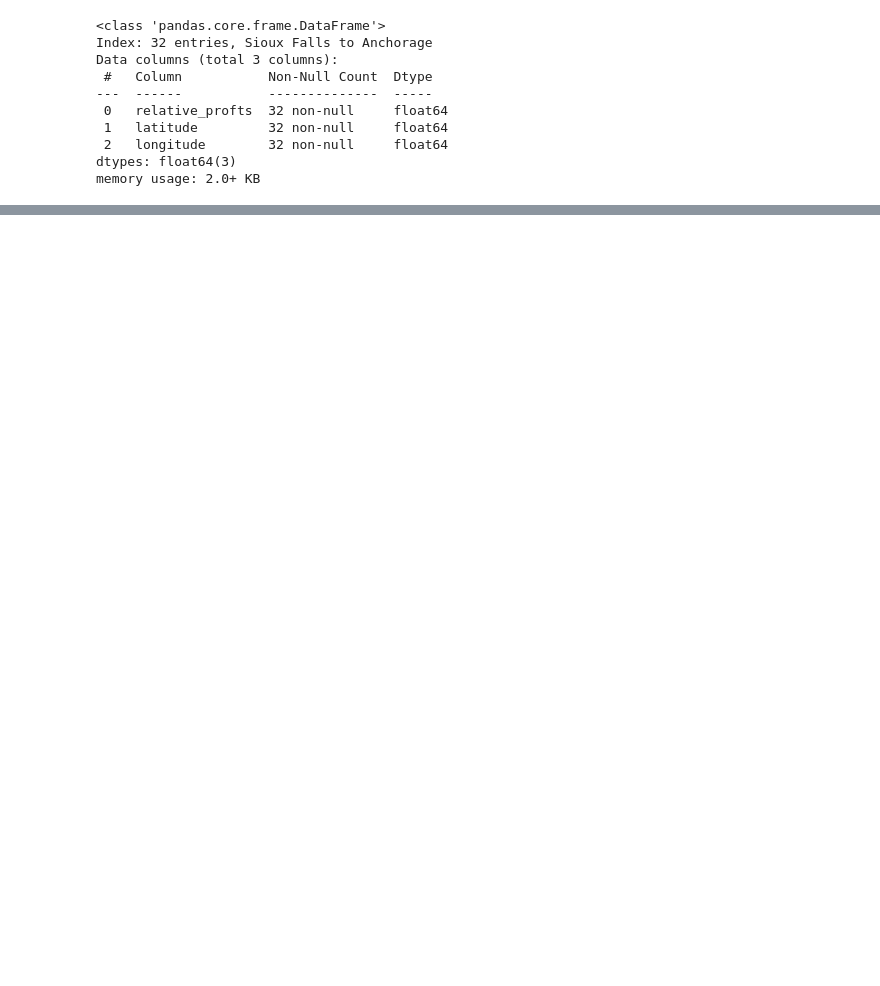
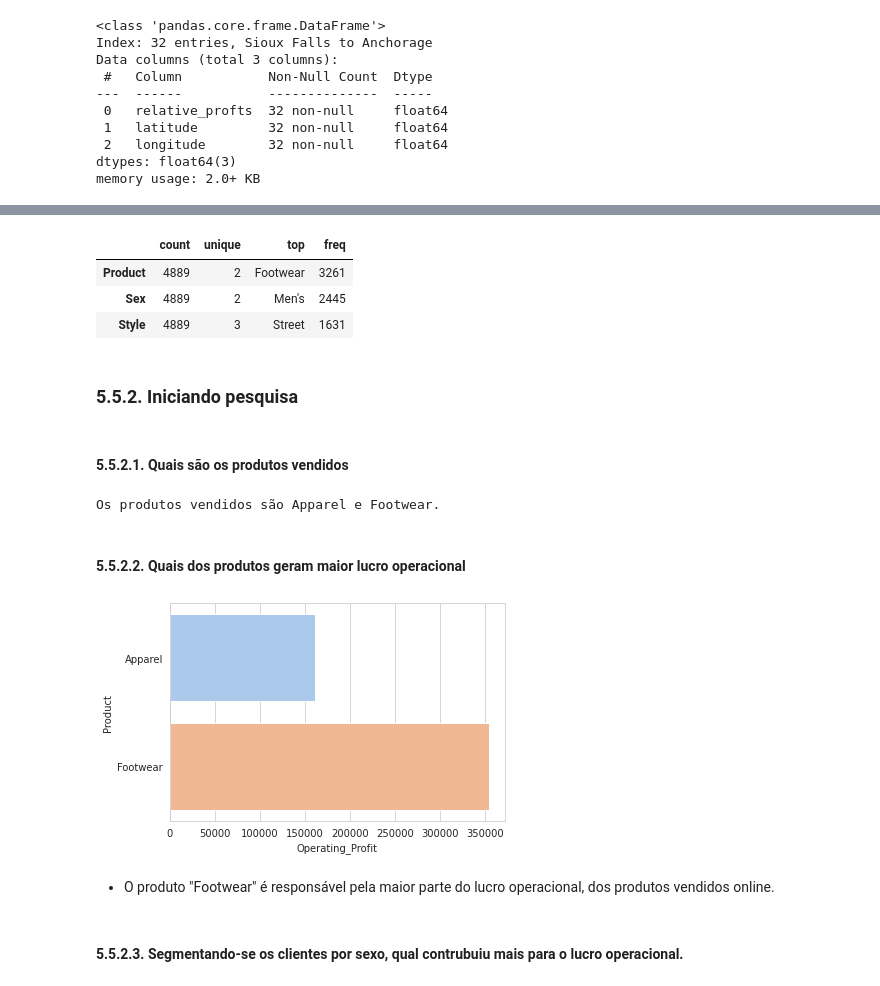
Before and after one commit to Fagner608/adidas_sales_analytics, a Jupyter notebook: analise_adidas.ipynb, the cells around one changed output, grey strips where cells are left out. Cells and saved outputs as stored; diff of their text form; code cells hidden in the pictures; blank space fills up the shorter version.

```diff
--- a/analise_adidas.ipynb
+++ b/analise_adidas.ipynb
@@ -433,0 +462,2 @@ mapa
+# %%
+products_data.drop(['Sales_Method'], axis =1, inplace = True)
@@ -433,0 +466,6 @@ mapa
+# %%
+products_data[["Sex", "Style", "Product"]] = products_data['Product'].str.split(" ", expand = True)
+# %%
+apparel_rows = products_data[products_data['Style'] == 'Apparel']
+products_data.loc[apparel_rows.index, 'Product'] = 'Apparel'
+products_data.loc[apparel_rows.index, 'Style'] = 'no_styles'
@@ -433,0 +501,31 @@ mapa
+# %%
+products_data[['Product', 'Sex', "Style"]].describe().T
+# %% [output]
+|  | count | unique | top | freq |
+| Product | 4889 | 2 | Footwear | 3261 |
+| Sex | 4889 | 2 | Men's | 2445 |
+| Style | 4889 | 3 | Street | 1631 |
+# %% [markdown]
+### 5.5.2. Iniciando pesquisa
+# %% [markdown]
+#### 5.5.2.1. Quais são os produtos vendidos
+# %%
+produtos = list(products_data['Product'].drop_duplicates())
+#produtos[0]
+
+print(f'Os produtos vendidos são {produtos[0]} e {produtos[1]}.')
+# %% [output]
+Os produtos vendidos são Apparel e Footwear.
+# %% [markdown]
+#### 5.5.2.2. Quais dos produtos geram maior lucro operacional
+# %%
+produtos_operating_profit = products_data[['Product', 'Operating_Profit']].groupby('Product').agg('sum')
+# %%
+with sns.axes_style('whitegrid'):
+  grafico = sns.barplot(data = produtos_operating_profit, x = 'Operating_Profit', y =  produtos_operating_profit.index, ci = None, palette = 'pastel')
+# %% [output]
+[figure, added]
+# %% [markdown]
+  - O produto "Footwear" é responsável pela maior parte do lucro operacional, dos produtos vendidos online.
+# %% [markdown]
+#### 5.5.2.3. Segmentando-se os clientes por sexo, qual contrubuiu mais para o lucro operacional.
```
Also changed, not shown: parts of 41 cells of this notebook.
